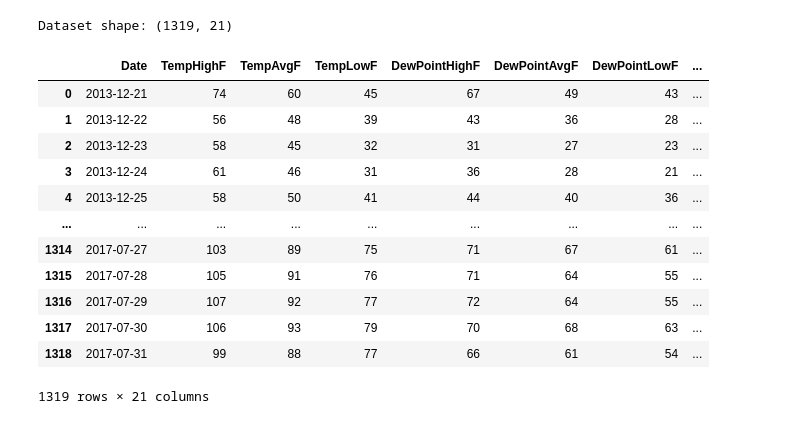
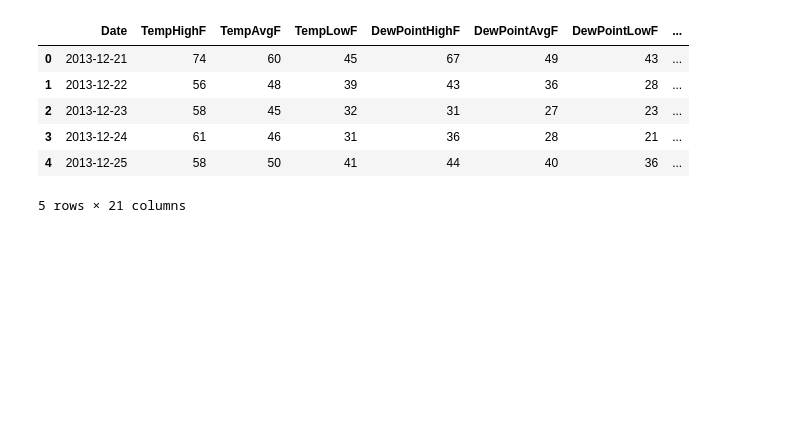
Before and after one commit to NirajMankar/GITHUB, a Jupyter notebook: Rainfall_predication.ipynb/Rainfall predication.ipynb, the cells around one changed output. Drawn from its saved outputs; the diff is of its cells as text; code cells hidden in the pictures; blank space fills up the shorter version.

```diff
--- a/Rainfall_predication.ipynb/Rainfall predication.ipynb
+++ b/Rainfall_predication.ipynb/Rainfall predication.ipynb
@@ -9,20 +7,15 @@ from sklearn.metrics import mean_squared_error, r2_score
 # %%
-df = pd.read_csv("austin_weather.csv")  # Replace with your dataset path
-print("Dataset shape:", df.shape)
-df
+# Load Austin weather dataset
+data = pd.read_csv("austin_weather.csv")
+
+# Display first few rows
+data.head()
 # %% [output]
+|  | Date | TempHighF | TempAvgF | TempLowF | DewPointHighF | DewPointAvgF | DewPointLowF | ... |
+| 0 | 2013-12-21 | 74 | 60 | 45 | 67 | 49 | 43 | ... |
+| 1 | 2013-12-22 | 56 | 48 | 39 | 43 | 36 | 28 | ... |
+| 2 | 2013-12-23 | 58 | 45 | 32 | 31 | 27 | 23 | ... |
+| 3 | 2013-12-24 | 61 | 46 | 31 | 36 | 28 | 21 | ... |
+| 4 | 2013-12-25 | 58 | 50 | 41 | 44 | 40 | 36 | ... |
-Dataset shape: (1319, 21)
+5 rows × 21 columns
-|  | Date | TempHighF | TempAvgF | TempLowF | DewPointHighF | DewPointAvgF | DewPointLowF | ... |
-| 0 | 2013-12-21 | 74 | 60 | 45 | 67 | 49 | 43 | ... |
-| 1 | 2013-12-22 | 56 | 48 | 39 | 43 | 36 | 28 | ... |
-| 2 | 2013-12-23 | 58 | 45 | 32 | 31 | 27 | 23 | ... |
-| 3 | 2013-12-24 | 61 | 46 | 31 | 36 | 28 | 21 | ... |
-| 4 | 2013-12-25 | 58 | 50 | 41 | 44 | 40 | 36 | ... |
-| ... | ... | ... | ... | ... | ... | ... | ... | ... |
-| 1314 | 2017-07-27 | 103 | 89 | 75 | 71 | 67 | 61 | ... |
-| 1315 | 2017-07-28 | 105 | 91 | 76 | 71 | 64 | 55 | ... |
-| 1316 | 2017-07-29 | 107 | 92 | 77 | 72 | 64 | 55 | ... |
-| 1317 | 2017-07-30 | 106 | 93 | 79 | 70 | 68 | 63 | ... |
-| 1318 | 2017-07-31 | 99 | 88 | 77 | 66 | 61 | 54 | ... |
-1319 rows × 21 columns
 # %%
```
Also changed, not shown: parts of 12 cells of this notebook.
